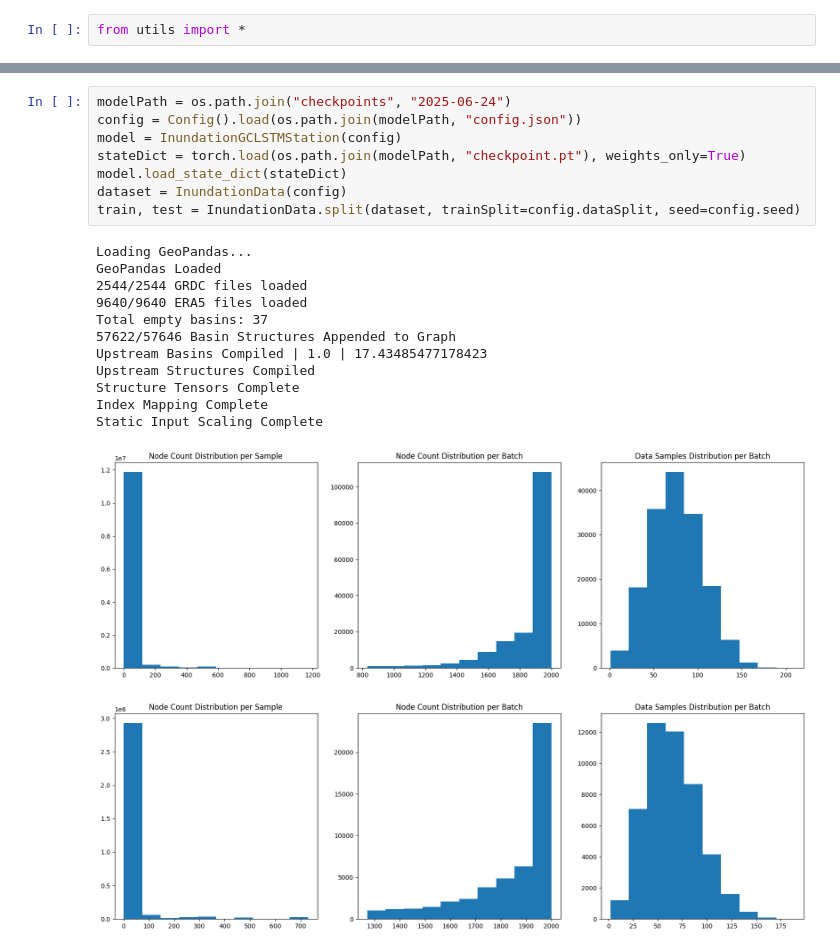
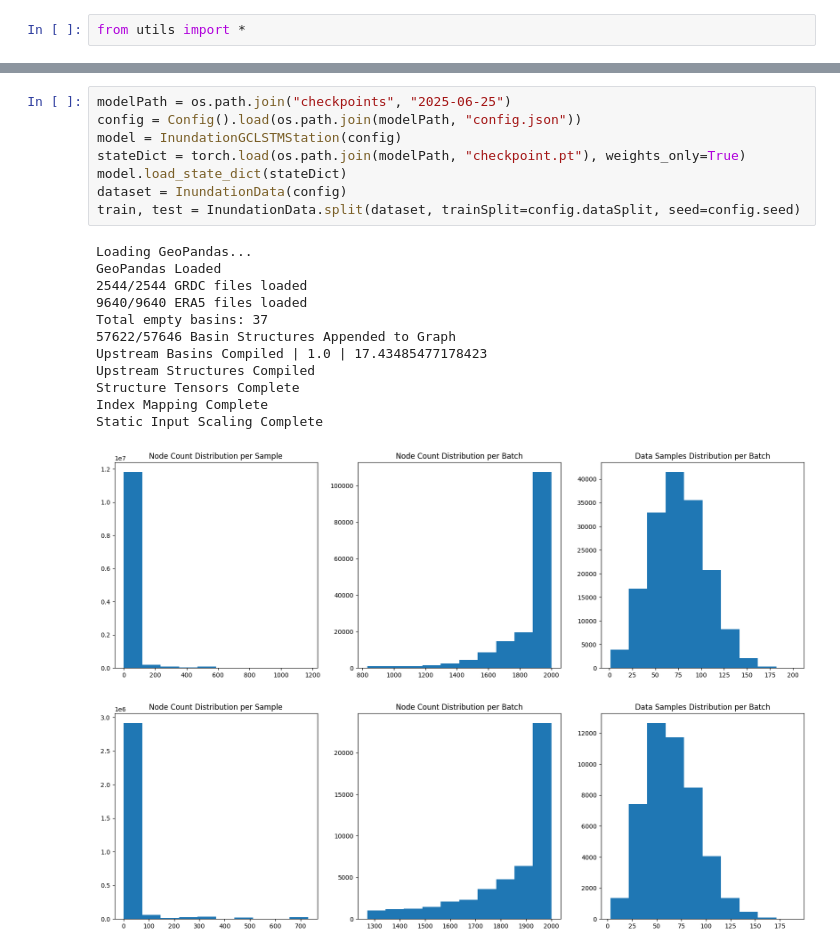
Before and after one commit to dylan-berndt/Inundation-Station, a Jupyter notebook: test.ipynb, the cells around one changed output, grey strips where cells are left out. Cells and saved outputs as stored; diff of their text form.

```diff
--- a/test.ipynb
+++ b/test.ipynb
@@ -137,27 +137,27 @@ def evalModel(config, model, test):
     # TODO: Evaluate on more stratified data (other continents?)
     # TODO: Maybe evaluate at New Madrid for fun
 # %%
-modelPath = os.path.join("checkpoints", "2025-06-24")
+modelPath = os.path.join("checkpoints", "2025-06-25")
 config = Config().load(os.path.join(modelPath, "config.json"))
 model = InundationGCLSTMStation(config)
 stateDict = torch.load(os.path.join(modelPath, "checkpoint.pt"), weights_only=True)
 model.load_state_dict(stateDict)
 dataset = InundationData(config)
 train, test = InundationData.split(dataset, trainSplit=config.dataSplit, seed=config.seed)
 # %% [output]
 Loading GeoPandas...
 GeoPandas Loaded
 2544/2544 GRDC files loaded
 9640/9640 ERA5 files loaded
 Total empty basins: 37
 57622/57646 Basin Structures Appended to Graph
 Upstream Basins Compiled | 1.0 | 17.43485477178423
 Upstream Structures Compiled
 Structure Tensors Complete
 Index Mapping Complete
 Static Input Scaling Complete
-[figure, old version]
+[figure, new version]
-[figure, old version]
+[figure, new version]
 # %%
 evalModel(config, model, test)
 # %% [output]
```
Also changed, not shown: parts of 2 cells of this notebook, 6 other files.
